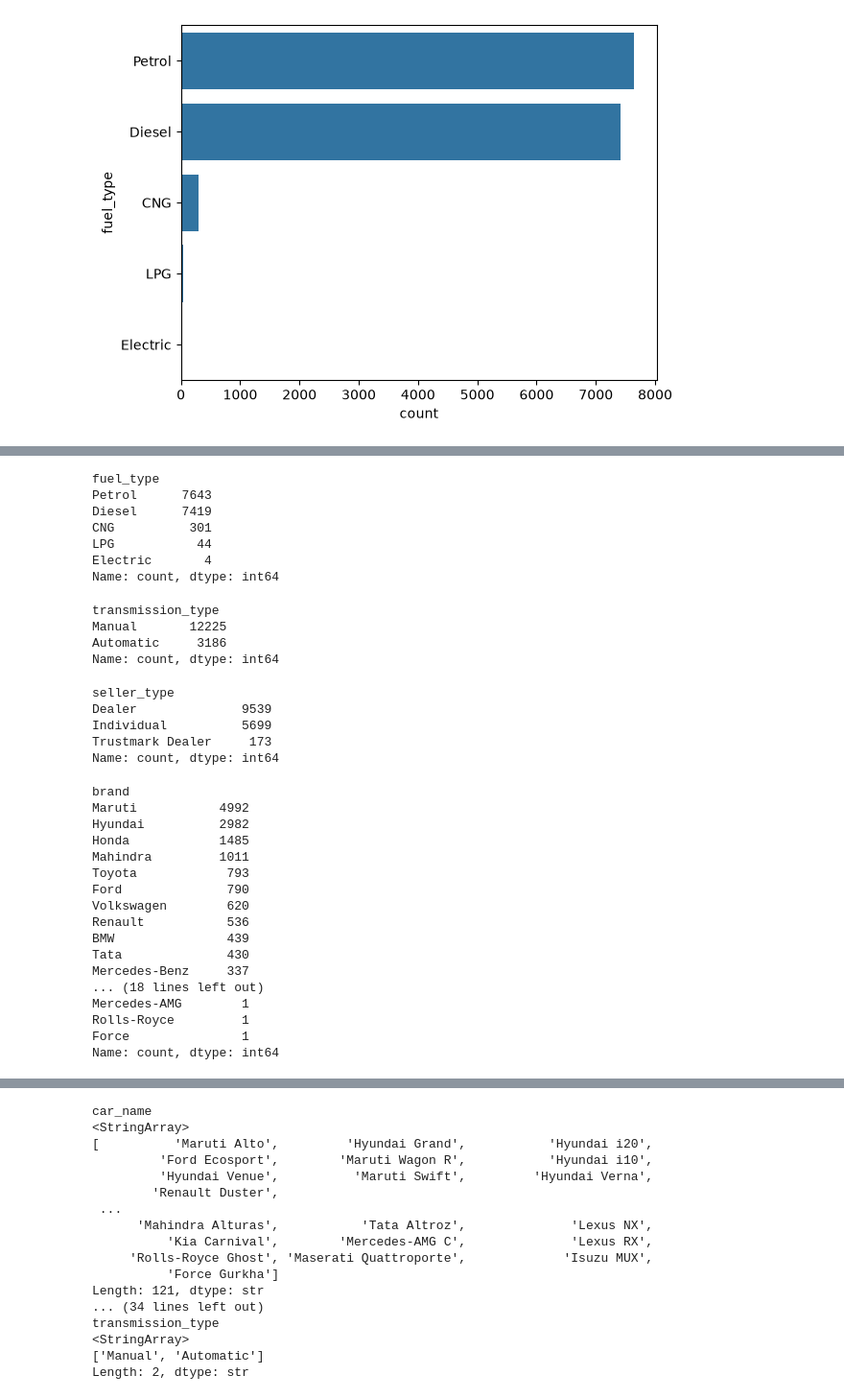
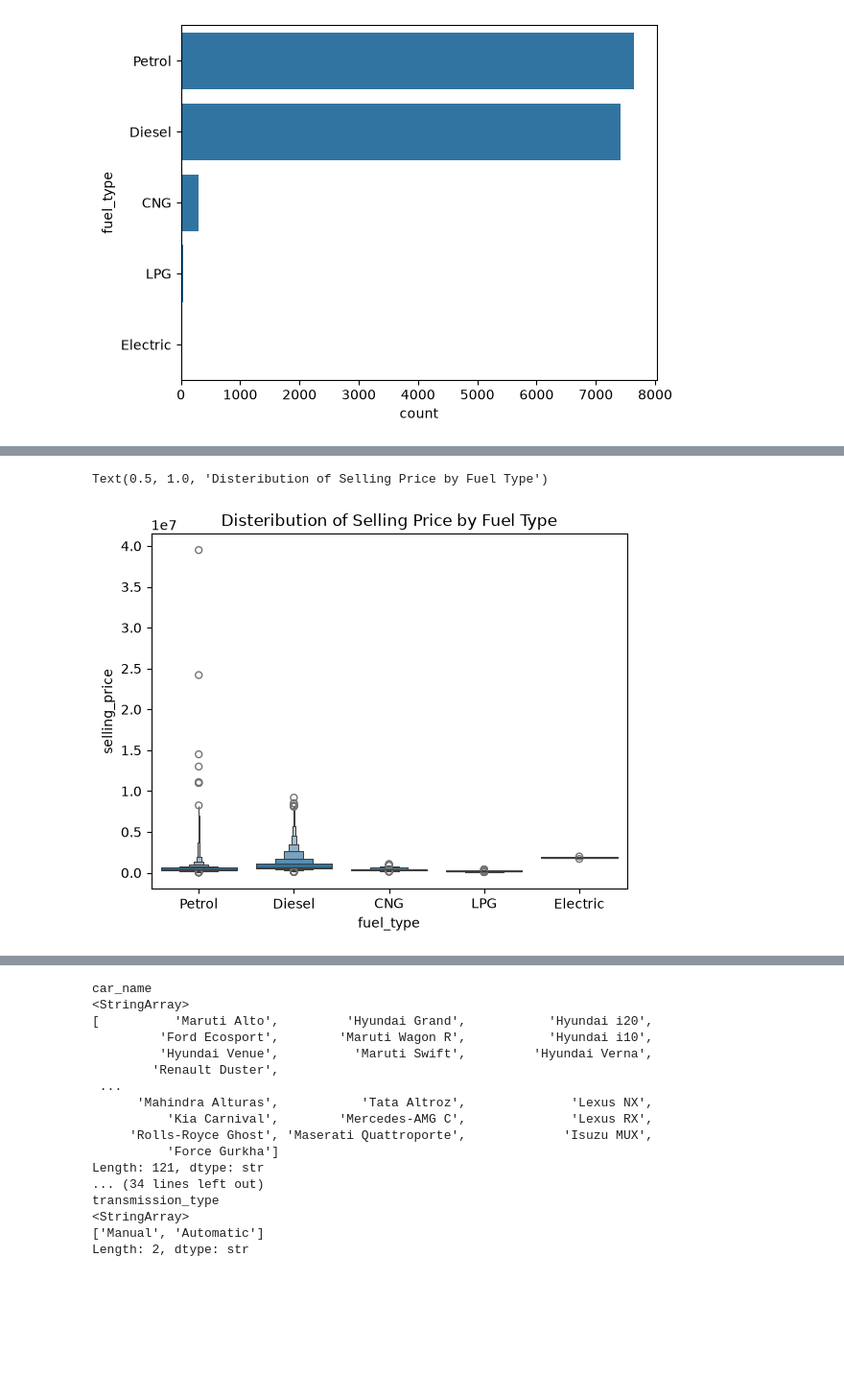
Before and after one commit to Preethika-sparky/OIBSIP, a Jupyter notebook: DataScience-Task3-CarPricePrediction/Notebooks/car_price_prediction.ipynb, the cells around one changed output, grey strips where cells are left out. Shown at 96% size. Saved outputs shown, nothing was run; the diff lists cells and outputs as text; code cells hidden in the pictures; blank space fills up the shorter version.

```diff
--- a/DataScience-Task3-CarPricePrediction/Notebooks/car_price_prediction.ipynb
+++ b/DataScience-Task3-CarPricePrediction/Notebooks/car_price_prediction.ipynb
@@ -251,3 +308,7 @@ np.int64(39500000)
 df["selling_price"].min()
 # %% [output]
 np.int64(40000)
+# %%
+df["extracted_brand"] = df["car_name"].str.split().str[0]
+
+df[["car_name", "brand", "extracted_brand"]].head(10)
@@ -286,45 +347,6 @@ df.describe().T
-# %%
-df["fuel_type"].value_counts()
-# %% [output]
-fuel_type
-Petrol      7643
-Diesel      7419
-CNG          301
-LPG           44
-Electric       4
-Name: count, dtype: int64
-# %%
-df["transmission_type"].value_counts()
-# %% [output]
-transmission_type
-Manual       12225
-Automatic     3186
-Name: count, dtype: int64
-# %%
-df["seller_type"].value_counts()
-# %% [output]
-seller_type
-Dealer              9539
-Individual          5699
-Trustmark Dealer     173
-Name: count, dtype: int64
-# %%
-df["brand"].value_counts()
-# %% [output]
-brand
-Maruti           4992
-Hyundai          2982
-Honda            1485
-Mahindra         1011
-Toyota            793
-Ford              790
-Volkswagen        620
-Renault           536
-BMW               439
-Tata              430
-Mercedes-Benz     337
-... (18 lines left out)
-Mercedes-AMG        1
-Rolls-Royce         1
-Force               1
-Name: count, dtype: int64
+# %%
+sns.boxenplot(x=df["fuel_type"],y=df["selling_price"])
+plt.title("Disteribution of Selling Price by Fuel Type")
+# %% [output]
+Text(0.5, 1.0, 'Disteribution of Selling Price by Fuel Type')
+[figure, added]
```
Also changed, not shown: parts of 9 cells of this notebook.
